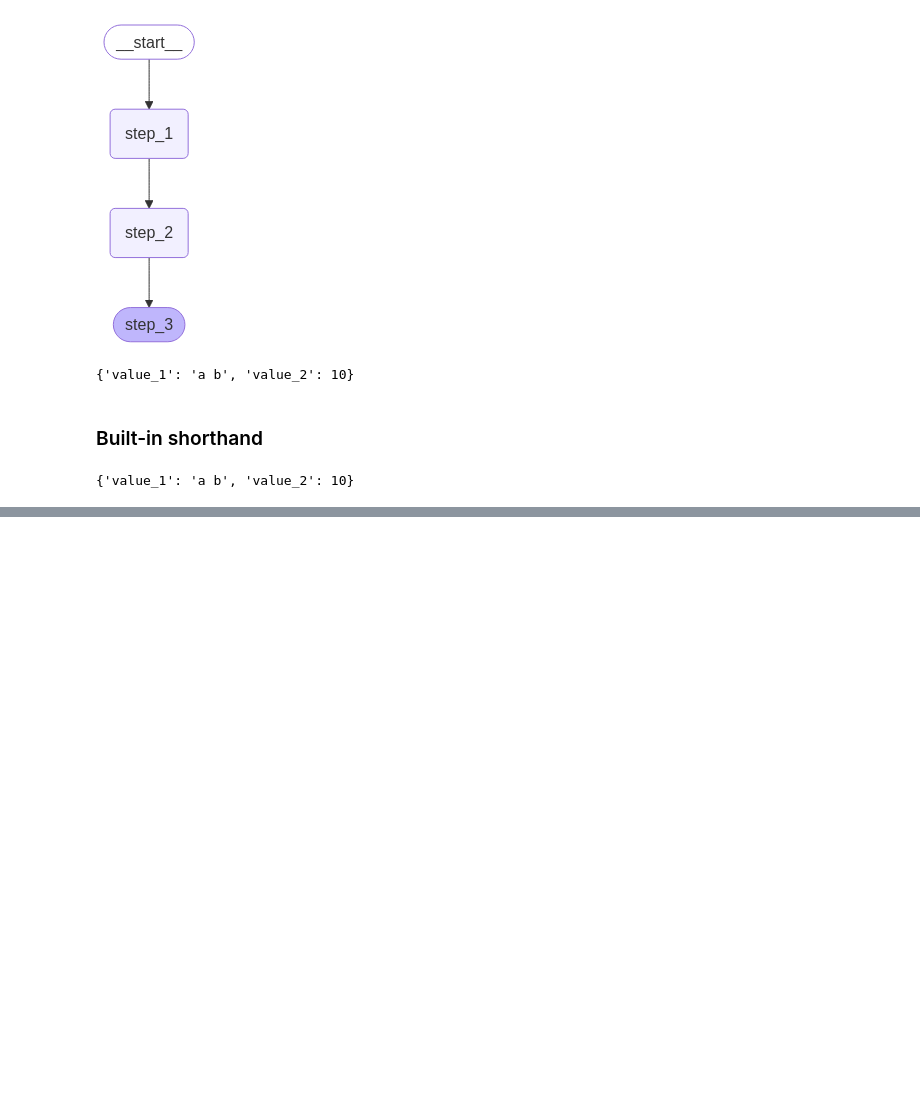
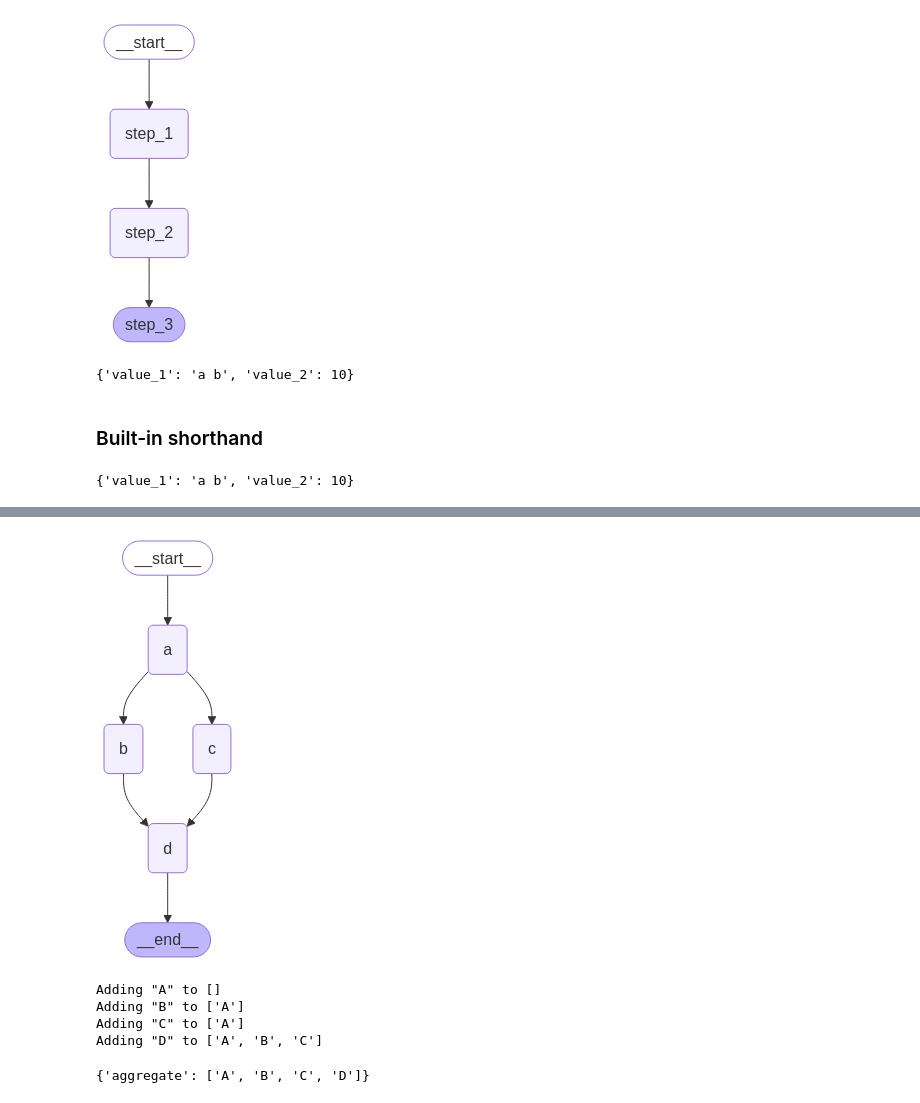
Before and after one commit to rahulsamant37/Daily-Task, a Jupyter notebook: Agentic-AI/HowToGuide/Graph_API_Basics.ipynb, the cells around one changed output, grey strips where cells are left out. Saved outputs shown, nothing was run; the diff lists cells and outputs as text; code cells hidden in the pictures; blank space fills up the shorter version.

```diff
--- a/Agentic-AI/HowToGuide/Graph_API_Basics.ipynb
+++ b/Agentic-AI/HowToGuide/Graph_API_Basics.ipynb
@@ -168,0 +220,14 @@ graph.invoke({"value_1": "c"})
+# %%
+from IPython.display import Image, display
+
+display(Image(graph.get_graph().draw_mermaid_png()))
+# %% [output]
+[figure, added]
+# %%
+graph.invoke({"aggregate": []}, {"configurable": {"thread_id": "foo"}})
+# %% [output]
+Adding "A" to []
+Adding "B" to ['A']
+Adding "C" to ['A']
+Adding "D" to ['A', 'B', 'C']
+{'aggregate': ['A', 'B', 'C', 'D']}
```
Also changed, not shown: parts of 15 cells of this notebook.
